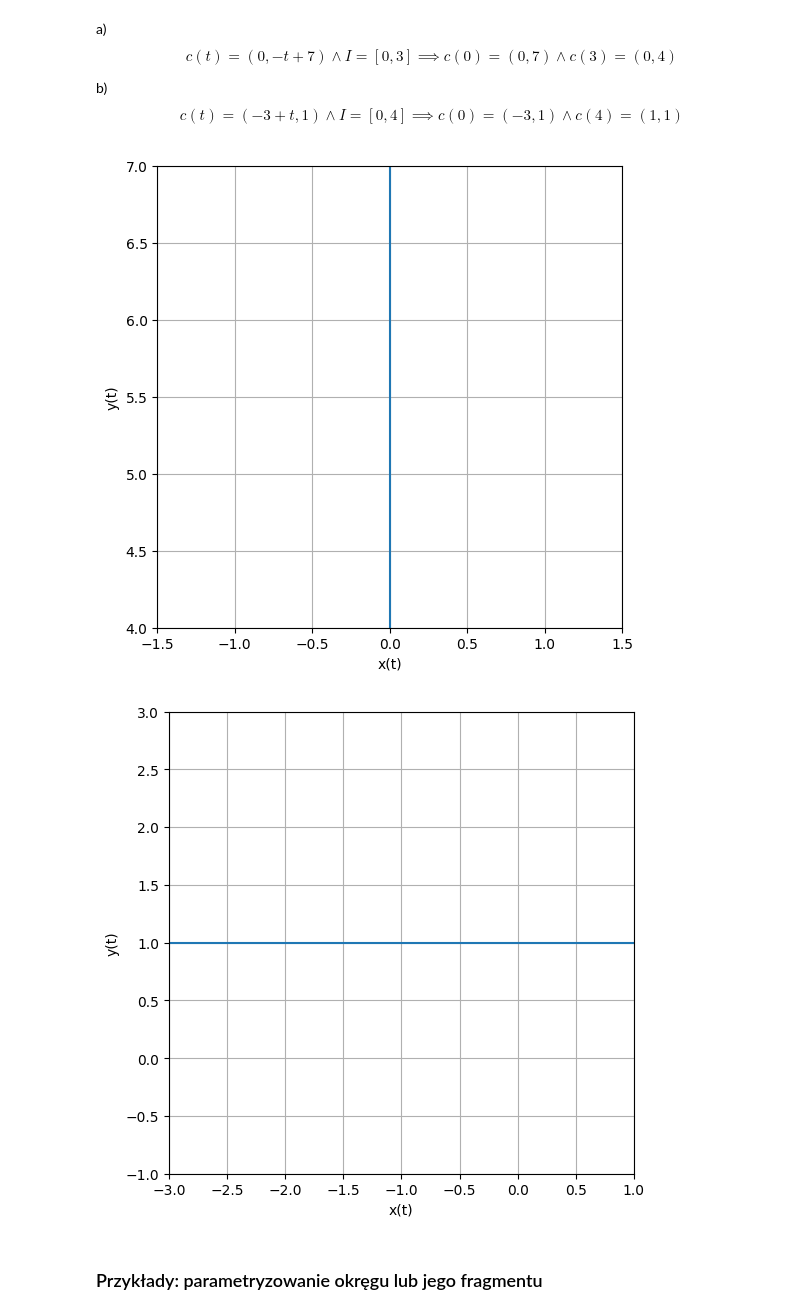
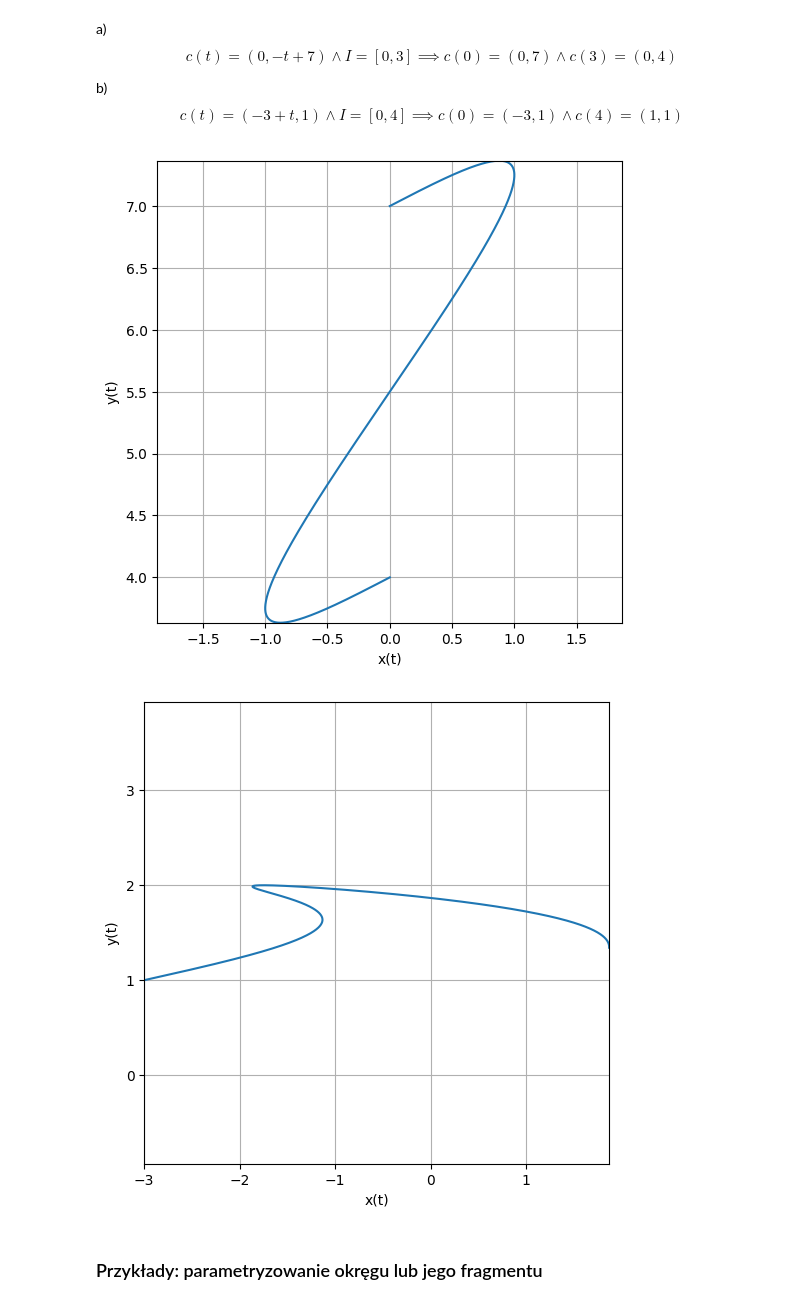
Before and after one commit to LamaInPijamas/analiza_matematyczna_2, a Jupyter notebook: Lab11/Lab_11.ipynb, the cells around one changed output. Saved outputs shown, nothing was run; the diff lists cells and outputs as text; code cells hidden in the pictures.

```diff
--- a/Lab11/Lab_11.ipynb
+++ b/Lab11/Lab_11.ipynb
@@ -85,18 +85,18 @@ $$
 # %%
 draw_parametric(
 	[0, 3],
-	lambda t: 0 * t,
-	lambda t: -t + 7
+	lambda t: np.sin(2*np.pi * t/3),
+	lambda t: -t + 7 + np.sin(2*np.pi * t/3)
 )
 
 draw_parametric(
 	[0, 4],
-	lambda t: -3 + t,
-	lambda t: 1 + t * 0
+	lambda t: -3 + t + np.sin(2*np.pi * t/3),
+	lambda t: 1 + np.sin(2*np.pi/3 * t/3)
 )
 # %% [output]
-[figure, old version]
+[figure, new version]
-[figure, old version]
+[figure, new version]
 # %% [markdown]
 ### Przykłady: parametryzowanie okręgu lub jego fragmentu
 # %% [markdown]
```
Also changed, not shown: parts of 3 cells of this notebook.
